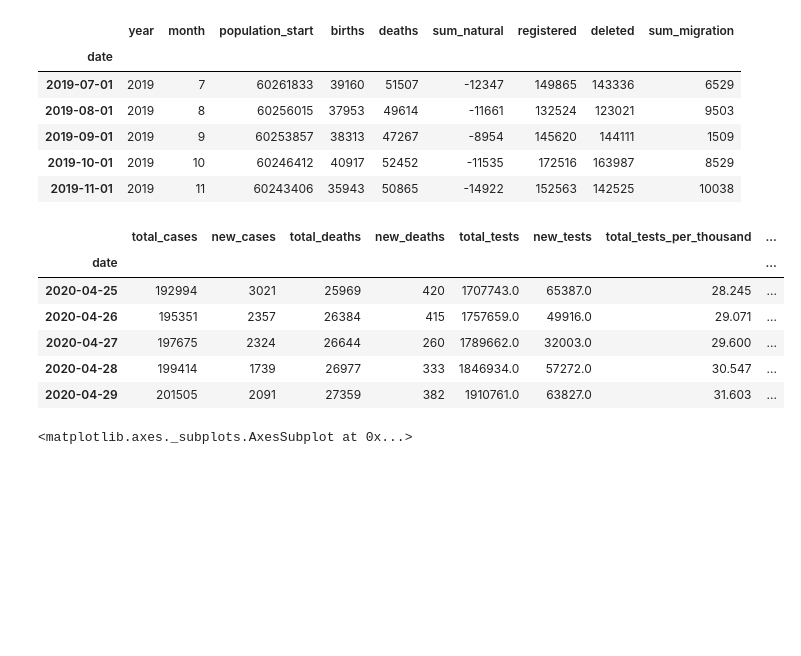
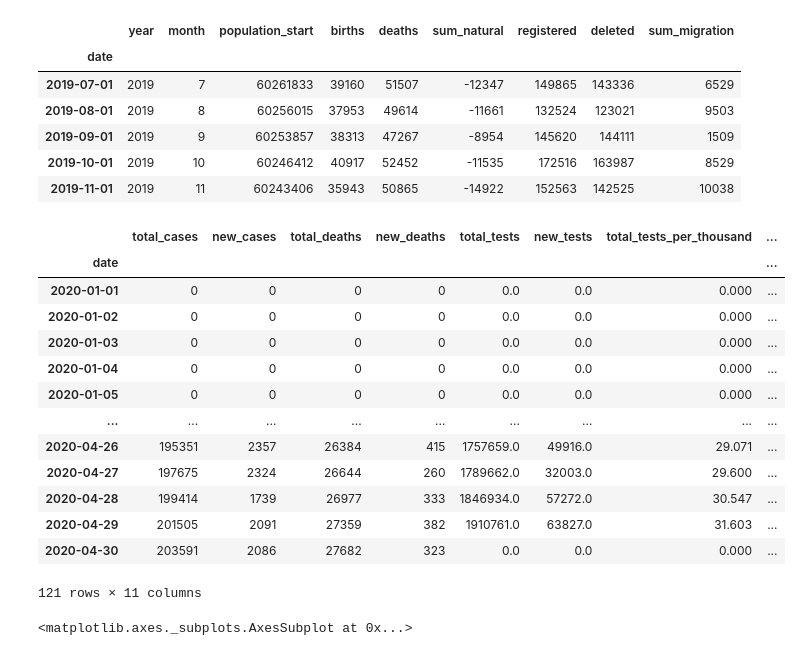
Before and after one commit to adamjakab/covid-19, a Jupyter notebook: italy.ipynb, the cells around one changed output. Cells and saved outputs as stored; diff of their text form; code cells hidden in the pictures; blank space fills up the shorter version.

```diff
--- a/italy.ipynb
+++ b/italy.ipynb
@@ -58,36 +68,51 @@ pop.tail()
 # %%
 # Preprocess the COVID dataset
 
 # Create a copy with the selected countries
 c19_sel = c19df.loc[c19df['iso_code'].isin(['ITA'])].copy()
 
 # Convert date column to datetime
 c19_sel['date'] = pd.to_datetime(c19_sel['date'])
 
 # Drop unused
 c19_sel.drop(columns=['iso_code','location', 'total_cases_per_million', 'new_cases_per_million', 'total_deaths_per_million',
                       'new_deaths_per_million', 'tests_units'], inplace=True, errors="ignore")
 
+# drop unique useless row from 2019-12-31
+c19_sel = c19_sel.loc[c19_sel['date'] >= '2020']
+
+# Create year and months columns
+c19_sel['year'] = c19_sel['date'].dt.year
+c19_sel['month'] = c19_sel['date'].dt.month
+c19_sel['day'] = c19_sel['date'].dt.day
+
 # Fix NaN values
 c19_sel['total_tests'].fillna(0, inplace=True)
 c19_sel['new_tests'].fillna(0, inplace=True)
 c19_sel['total_tests_per_thousand'].fillna(0, inplace=True)
 c19_sel['new_tests_per_thousand'].fillna(0, inplace=True)
 
 # sort by date and create index
 c19_sel.sort_values(by=['date'], inplace=True, ascending=True)
 c19_sel.set_index('date', inplace=True)
 
 
-c19_sel.tail()
+c19_sel
 # %% [output]
 |  | total_cases | new_cases | total_deaths | new_deaths | total_tests | new_tests | total_tests_per_thousand | ... |
 | date |  |  |  |  |  |  |  | ... |
-| 2020-04-25 | 192994 | 3021 | 25969 | 420 | 1707743.0 | 65387.0 | 28.245 | ... |
+| 2020-01-01 | 0 | 0 | 0 | 0 | 0.0 | 0.0 | 0.000 | ... |
+| 2020-01-02 | 0 | 0 | 0 | 0 | 0.0 | 0.0 | 0.000 | ... |
+| 2020-01-03 | 0 | 0 | 0 | 0 | 0.0 | 0.0 | 0.000 | ... |
+| 2020-01-04 | 0 | 0 | 0 | 0 | 0.0 | 0.0 | 0.000 | ... |
+| 2020-01-05 | 0 | 0 | 0 | 0 | 0.0 | 0.0 | 0.000 | ... |
+| ... | ... | ... | ... | ... | ... | ... | ... | ... |
 | 2020-04-26 | 195351 | 2357 | 26384 | 415 | 1757659.0 | 49916.0 | 29.071 | ... |
 | 2020-04-27 | 197675 | 2324 | 26644 | 260 | 1789662.0 | 32003.0 | 29.600 | ... |
 | 2020-04-28 | 199414 | 1739 | 26977 | 333 | 1846934.0 | 57272.0 | 30.547 | ... |
 | 2020-04-29 | 201505 | 2091 | 27359 | 382 | 1910761.0 | 63827.0 | 31.603 | ... |
+| 2020-04-30 | 203591 | 2086 | 27682 | 323 | 0.0 | 0.0 | 0.000 | ... |
+121 rows × 11 columns
 # %%
 sns.set_style("dark")
 fig, axes = plt.subplots(nrows=1, figsize=(16, 6))
```
Also changed, not shown: parts of 22 cells of this notebook.
